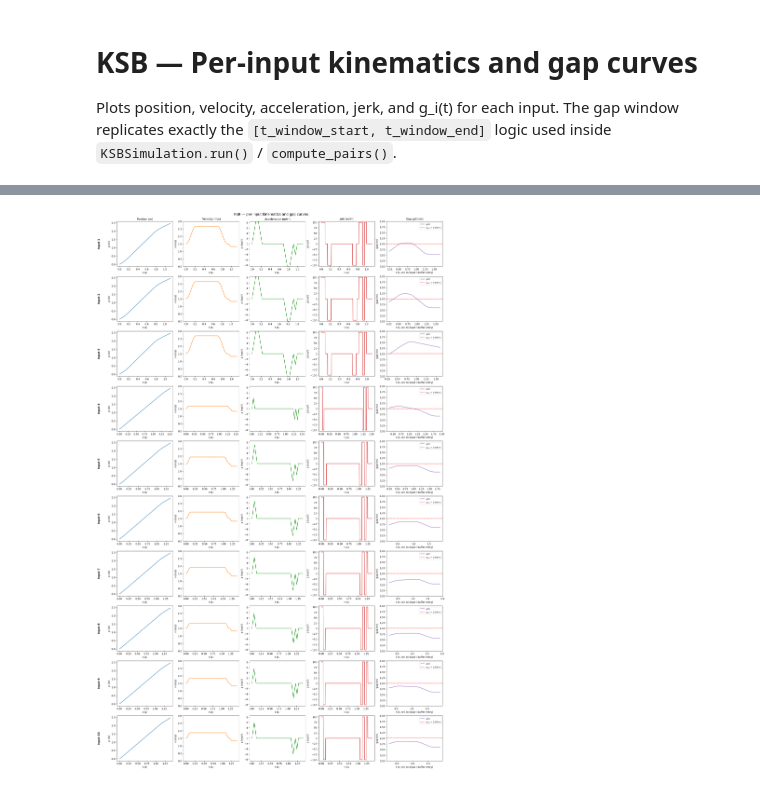
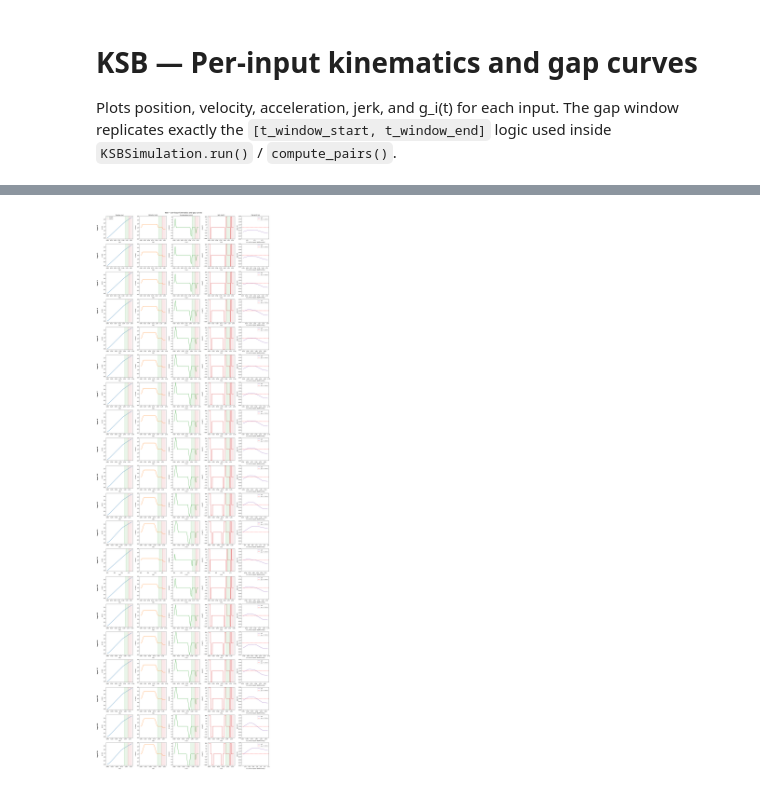
Before and after one commit to JvPost/Portfolio, a Jupyter notebook: ksb/notebooks/plot_inputs.ipynb, the cells around one changed output, grey strips where cells are left out. Drawn from its saved outputs; the diff is of its cells as text; code cells hidden in the pictures.

```diff
--- a/ksb/notebooks/plot_inputs.ipynb
+++ b/ksb/notebooks/plot_inputs.ipynb
@@ -256,4 +265,4 @@ Registrar: v_in=1.500 → v_out=1.320, T_active=0.0849s, T_coast=0.1215s, T_tota
 # %%
-fig = plot_inputs(result, N=10, i_start=0)
+fig = plot_inputs(result, N=20, i_start=0)
 # %% [output]
-[figure, old version]
+[figure, new version]
```
Also changed, not shown: parts of 3 cells of this notebook, 5 other files.
